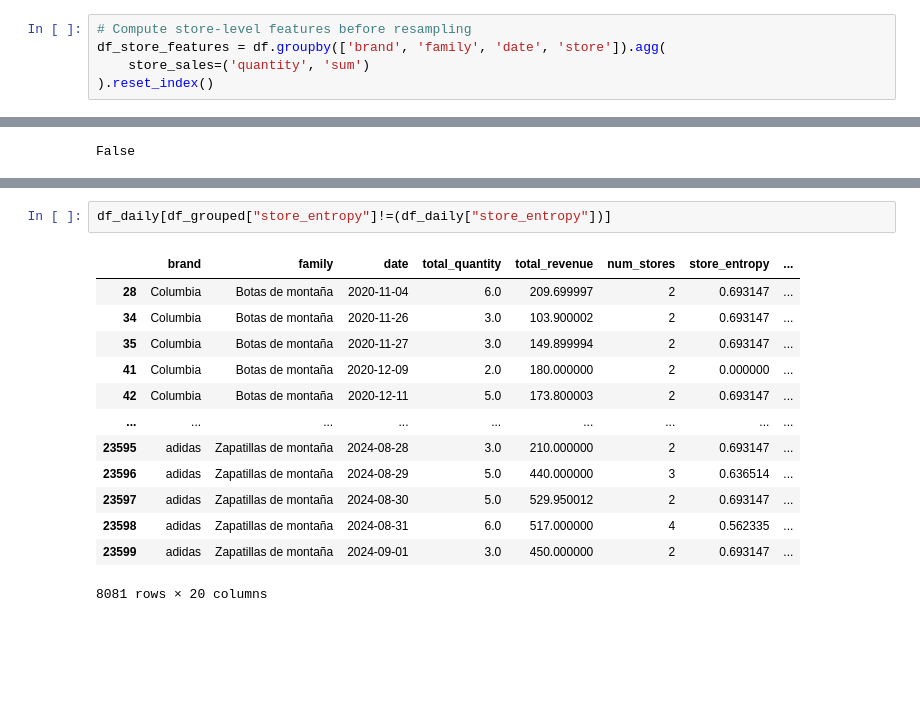
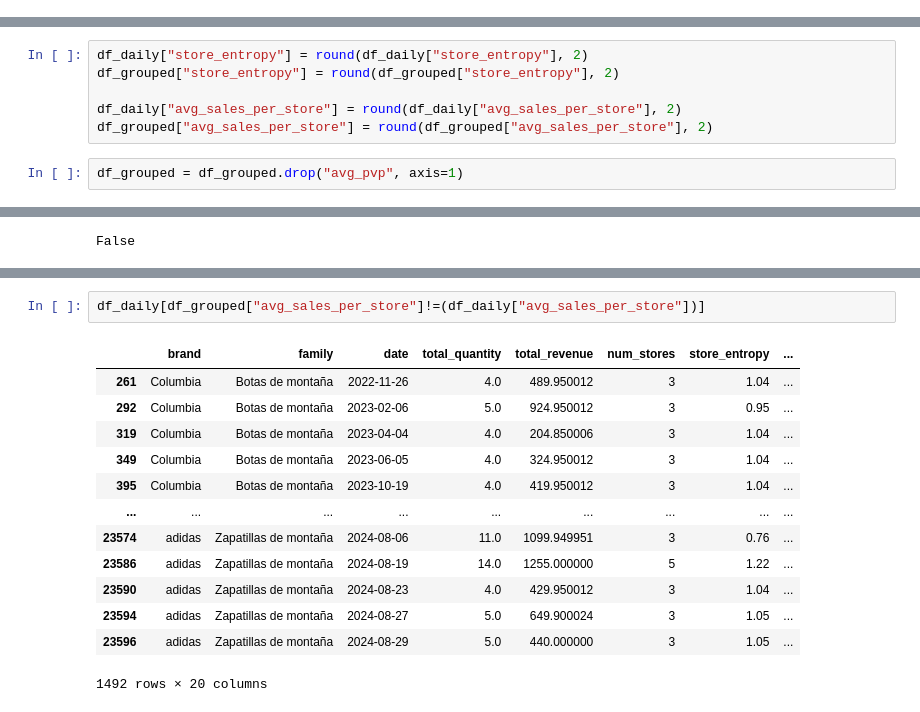
Before and after one commit to giarets/use_case_deporvillage, a Jupyter notebook: 2_data_preprocessing.ipynb, the cells around one changed output, grey strips where cells are left out. Saved outputs shown, nothing was run; the diff lists cells and outputs as text; blank space fills up the shorter version.

```diff
--- a/2_data_preprocessing.ipynb
+++ b/2_data_preprocessing.ipynb
@@ -109,5 +93,0 @@ df_weekly.head()
-# %%
-# Compute store-level features before resampling
-df_store_features = df.groupby(['brand', 'family', 'date', 'store']).agg(
-    store_sales=('quantity', 'sum')
-).reset_index()
@@ -216,4 +207,12 @@ def feature_engineering_pipeline(df, frequency='D'):
     return df_final
 # %%
 df_daily = feature_engineering_pipeline(df, frequency='D')
+# %%
+df_daily["store_entropy"] = round(df_daily["store_entropy"], 2)
+df_grouped["store_entropy"] = round(df_grouped["store_entropy"], 2)
+
+df_daily["avg_sales_per_store"] = round(df_daily["avg_sales_per_store"], 2)
+df_grouped["avg_sales_per_store"] = round(df_grouped["avg_sales_per_store"], 2)
+# %%
+df_grouped = df_grouped.drop("avg_pvp", axis=1)
 # %%
@@ -315,16 +304,16 @@ df_grouped.drop("avg_pvp", axis=1)[df_grouped["store_entropy"]!=(df_daily["store
 # %%
-df_daily[df_grouped["store_entropy"]!=(df_daily["store_entropy"])]
+df_daily[df_grouped["avg_sales_per_store"]!=(df_daily["avg_sales_per_store"])]
 # %% [output]
 |  | brand | family | date | total_quantity | total_revenue | num_stores | store_entropy | ... |
-| 28 | Columbia | Botas de montaña | 2020-11-04 | 6.0 | 209.699997 | 2 | 0.693147 | ... |
-| 34 | Columbia | Botas de montaña | 2020-11-26 | 3.0 | 103.900002 | 2 | 0.693147 | ... |
-| 35 | Columbia | Botas de montaña | 2020-11-27 | 3.0 | 149.899994 | 2 | 0.693147 | ... |
-| 41 | Columbia | Botas de montaña | 2020-12-09 | 2.0 | 180.000000 | 2 | 0.000000 | ... |
-| 42 | Columbia | Botas de montaña | 2020-12-11 | 5.0 | 173.800003 | 2 | 0.693147 | ... |
+| 261 | Columbia | Botas de montaña | 2022-11-26 | 4.0 | 489.950012 | 3 | 1.04 | ... |
+| 292 | Columbia | Botas de montaña | 2023-02-06 | 5.0 | 924.950012 | 3 | 0.95 | ... |
+| 319 | Columbia | Botas de montaña | 2023-04-04 | 4.0 | 204.850006 | 3 | 1.04 | ... |
+| 349 | Columbia | Botas de montaña | 2023-06-05 | 4.0 | 324.950012 | 3 | 1.04 | ... |
+| 395 | Columbia | Botas de montaña | 2023-10-19 | 4.0 | 419.950012 | 3 | 1.04 | ... |
 | ... | ... | ... | ... | ... | ... | ... | ... | ... |
-| 23595 | adidas | Zapatillas de montaña | 2024-08-28 | 3.0 | 210.000000 | 2 | 0.693147 | ... |
-| 23596 | adidas | Zapatillas de montaña | 2024-08-29 | 5.0 | 440.000000 | 3 | 0.636514 | ... |
-| 23597 | adidas | Zapatillas de montaña | 2024-08-30 | 5.0 | 529.950012 | 2 | 0.693147 | ... |
-| 23598 | adidas | Zapatillas de montaña | 2024-08-31 | 6.0 | 517.000000 | 4 | 0.562335 | ... |
-| 23599 | adidas | Zapatillas de montaña | 2024-09-01 | 3.0 | 450.000000 | 2 | 0.693147 | ... |
+| 23574 | adidas | Zapatillas de montaña | 2024-08-06 | 11.0 | 1099.949951 | 3 | 0.76 | ... |
+| 23586 | adidas | Zapatillas de montaña | 2024-08-19 | 14.0 | 1255.000000 | 5 | 1.22 | ... |
+| 23590 | adidas | Zapatillas de montaña | 2024-08-23 | 4.0 | 429.950012 | 3 | 1.04 | ... |
+| 23594 | adidas | Zapatillas de montaña | 2024-08-27 | 5.0 | 649.900024 | 3 | 1.05 | ... |
+| 23596 | adidas | Zapatillas de montaña | 2024-08-29 | 5.0 | 440.000000 | 3 | 1.05 | ... |
-8081 rows × 20 columns
+1492 rows × 20 columns
```
Also changed, not shown: parts of 22 cells of this notebook, 3 other files.
